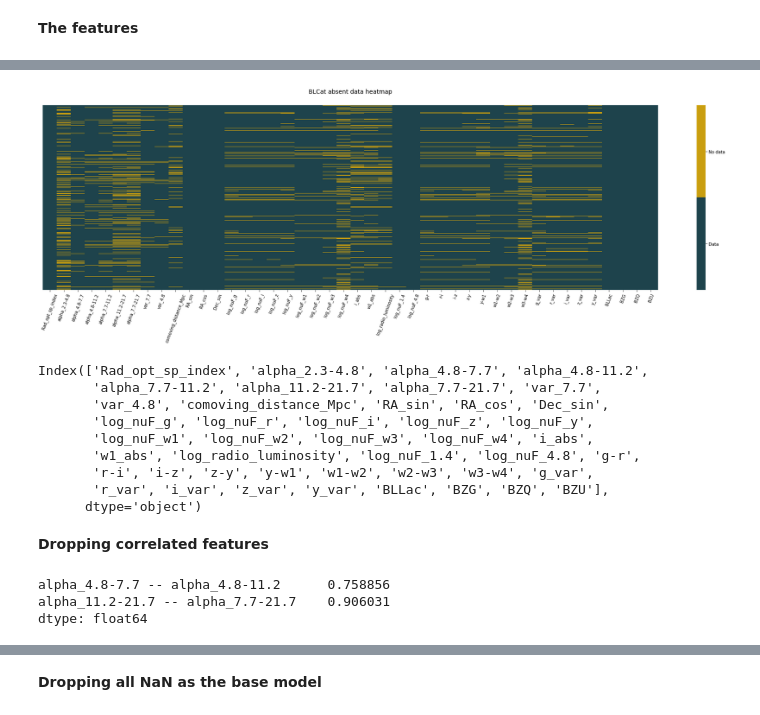
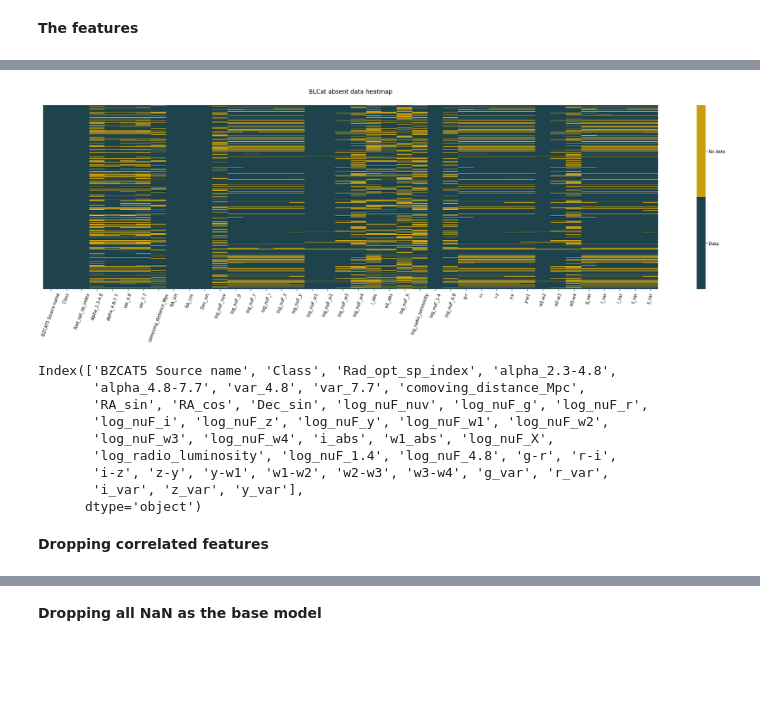
Before and after one commit to DKudryavtsev/BZCAT-Clustering, a Jupyter notebook: cleansing.ipynb, the cells around one changed output, grey strips where cells are left out. Cells and saved outputs as stored; diff of their text form; code cells hidden in the pictures; blank space fills up the shorter version.

```diff
--- a/cleansing.ipynb
+++ b/cleansing.ipynb
@@ -8,9 +6,9 @@ In this file we select the exact features for modelling.
 # %% [markdown]
 **The features**
 # %%
-blcat = pd.read_csv('data/all_features.csv')
-blcat.drop(columns=['Unnamed: 0', 'BZCAT5 Source name', 'Class'],
-           inplace=True)
+bzcat_orig = pd.read_csv('data/BZCAT_all_features.csv')
+bzcat_orig.drop(columns=['Unnamed: 0'], inplace=True)
+bzcat = bzcat_orig.copy()
 # %% [markdown]
 Features with obvious multicollinearity (directly calculated from redshift):
 
@@ -20,5 +18,5 @@ I'll leave the 'comoving_distance_Mpc' feature, as the objects are more uniforml
 # %%
-blcat.drop(columns=[
+bzcat.drop(columns=[
     'Redshift', 'universe_age_Gyr', 'lookback_distance_Mpc',
     'luminosity_distance_Mpc', 'distance_modulus_mag'],
     inplace=True)
@@ -42,38 +71,38 @@ ax.set_title('BLCat absent data heatmap', y=1.05, fontsize = 14);
 # %%
 # Dropping columns with many missing values
 
-cols_to_drop = blcat.isnull().mean() > 0.3
+cols_to_drop = bzcat.isnull().mean() > 0.4
 cols_to_drop = cols_to_drop[cols_to_drop==True].index
 
-blcat.drop(columns=cols_to_drop, inplace=True)
+bzcat.drop(columns=cols_to_drop, inplace=True)
 # %%
 colors = ['#1e434c', '#c99e10']
 fig = plt.figure(figsize=(32.5, 8))
 ax = sns.heatmap(
-    blcat.isnull(),
+    bzcat.isnull(),
     cmap=sns.color_palette(colors),
     yticklabels=False
 )
 
 colorbar = ax.collections[0].colorbar
 colorbar.set_ticks([0.25, 0.75])
 colorbar.set_ticklabels(['Data', 'No data'])
 
 plt.xticks(rotation=70)
 ax.set_title('BLCat absent data heatmap', y=1.05, fontsize = 14);
 # %% [output]
-[figure, old version]
+[figure, new version]
 # %%
-blcat.columns
+bzcat.columns
 # %% [output]
-Index(['Rad_opt_sp_index', 'alpha_2.3-4.8', 'alpha_4.8-7.7', 'alpha_4.8-11.2',
-       'alpha_7.7-11.2', 'alpha_11.2-21.7', 'alpha_7.7-21.7', 'var_7.7',
-       'var_4.8', 'comoving_distance_Mpc', 'RA_sin', 'RA_cos', 'Dec_sin',
-       'log_nuF_g', 'log_nuF_r', 'log_nuF_i', 'log_nuF_z', 'log_nuF_y',
-       'log_nuF_w1', 'log_nuF_w2', 'log_nuF_w3', 'log_nuF_w4', 'i_abs',
-       'w1_abs', 'log_radio_luminosity', 'log_nuF_1.4', 'log_nuF_4.8', 'g-r',
-       'r-i', 'i-z', 'z-y', 'y-w1', 'w1-w2', 'w2-w3', 'w3-w4', 'g_var',
-       'r_var', 'i_var', 'z_var', 'y_var', 'BLLac', 'BZG', 'BZQ', 'BZU'],
+Index(['BZCAT5 Source name', 'Class', 'Rad_opt_sp_index', 'alpha_2.3-4.8',
+       'alpha_4.8-7.7', 'var_4.8', 'var_7.7', 'comoving_distance_Mpc',
+       'RA_sin', 'RA_cos', 'Dec_sin', 'log_nuF_nuv', 'log_nuF_g', 'log_nuF_r',
+       'log_nuF_i', 'log_nuF_z', 'log_nuF_y', 'log_nuF_w1', 'log_nuF_w2',
+       'log_nuF_w3', 'log_nuF_w4', 'i_abs', 'w1_abs', 'log_nuF_X',
+       'log_radio_luminosity', 'log_nuF_1.4', 'log_nuF_4.8', 'g-r', 'r-i',
+       'i-z', 'z-y', 'y-w1', 'w1-w2', 'w2-w3', 'w3-w4', 'g_var', 'r_var',
+       'i_var', 'z_var', 'y_var'],
       dtype='object')
 # %%
 alphas = [
@@ -112,9 +143,3 @@ def get_correlated(corr_matrix, thres=0.7):
                 correlated_pairs.update({col + ' -- ' + match: match_series[match]})
 
     return pd.Series(correlated_pairs).sort_values()
-# %%
-get_correlated(blcat[alphas].corr())
-# %% [output]
-alpha_4.8-7.7 -- alpha_4.8-11.2      0.758856
-alpha_11.2-21.7 -- alpha_7.7-21.7    0.906031
-dtype: float64
```
Also changed, not shown: parts of 56 cells of this notebook, 5 other files.
